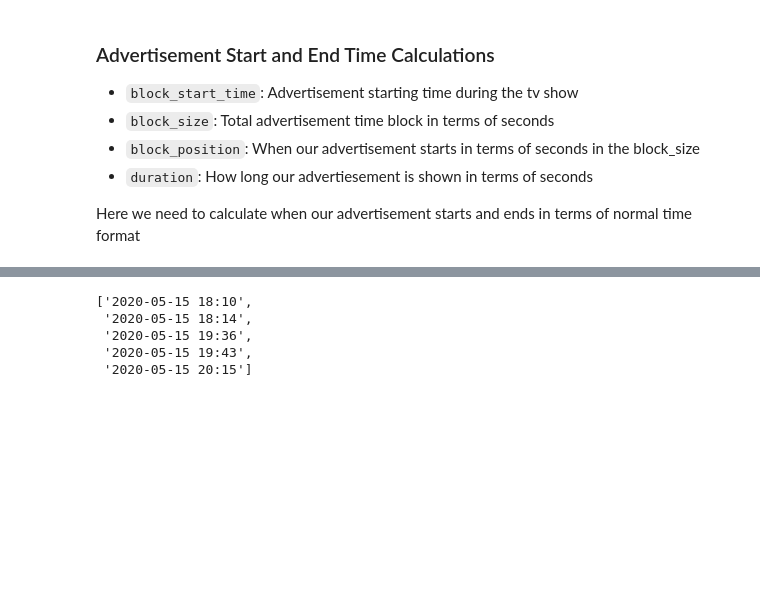
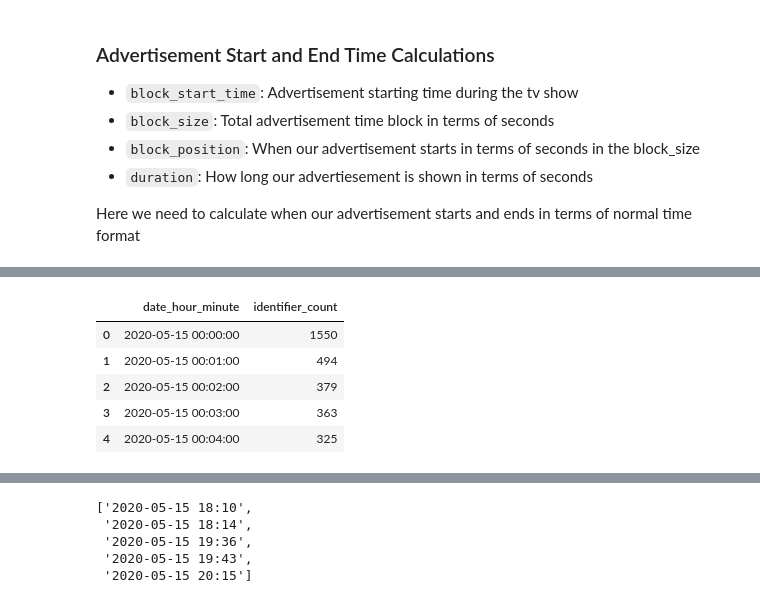
Before and after one commit to ElifKarakutukDinc/e-commerce_tv_spot_attribution_analysis, a Jupyter notebook: TV_Probability.ipynb, the cells around one changed output, grey strips where cells are left out. Cells and saved outputs as stored; diff of their text form; code cells hidden in the pictures; blank space fills up the shorter version.

```diff
--- a/TV_Probability.ipynb
+++ b/TV_Probability.ipynb
@@ -157,0 +254,9 @@ tv_show_spot_df
+# %%
+sessions_final_df_aggregated.head()
+# %% [output]
+|  | date_hour_minute | identifier_count |
+| 0 | 2020-05-15 00:00:00 | 1550 |
+| 1 | 2020-05-15 00:01:00 | 494 |
+| 2 | 2020-05-15 00:02:00 | 379 |
+| 3 | 2020-05-15 00:03:00 | 363 |
+| 4 | 2020-05-15 00:04:00 | 325 |
```
Also changed, not shown: parts of 43 cells of this notebook.
